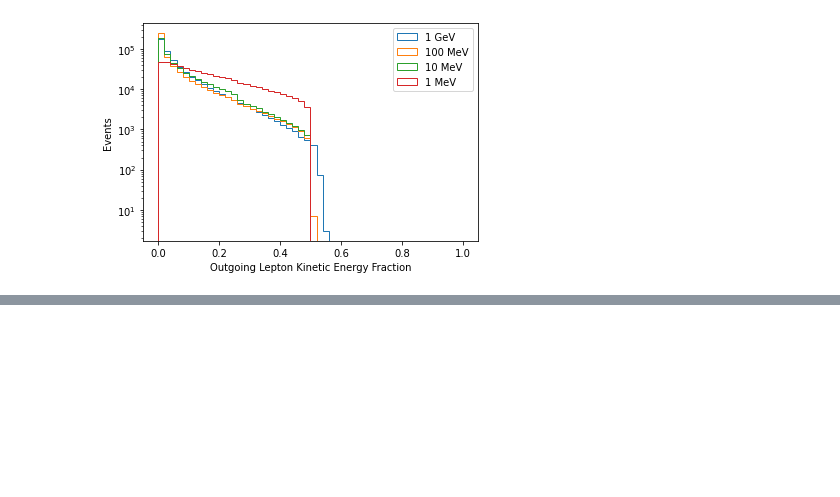
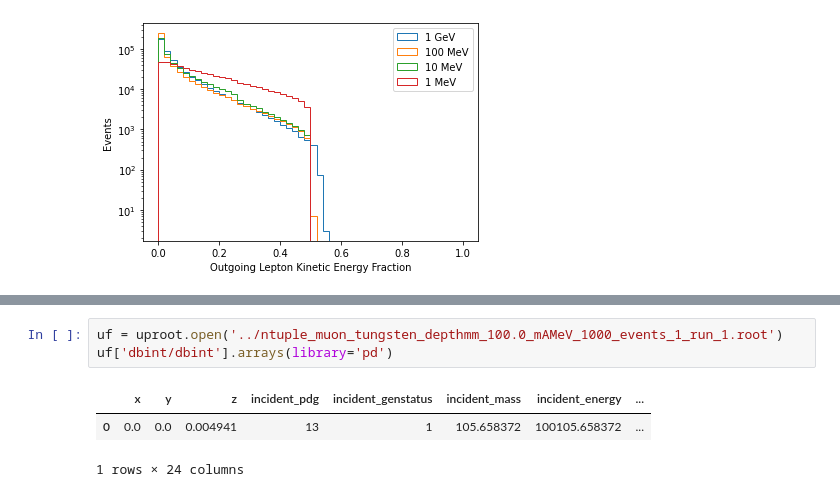
Before and after one commit to tomeichlersmith/ldmx-sim-technique, a Jupyter notebook: ana/plot-dev.ipynb, the cells around one changed output, grey strips where cells are left out. Cells and saved outputs as stored; diff of their text form; blank space fills up the shorter version.

```diff
--- a/ana/plot-dev.ipynb
+++ b/ana/plot-dev.ipynb
@@ -62,0 +72,7 @@ plt.show()
+# %%
+uf = uproot.open('../ntuple_muon_tungsten_depthmm_100.0_mAMeV_1000_events_1_run_1.root')
+uf['dbint/dbint'].arrays(library='pd')
+# %% [output]
+|  | x | y | z | incident_pdg | incident_genstatus | incident_mass | incident_energy | ... |
+| 0 | 0.0 | 0.0 | 0.004941 | 13 | 1 | 105.658372 | 100105.658372 | ... |
+1 rows × 24 columns
```
Also changed, not shown: parts of 5 cells of this notebook.
